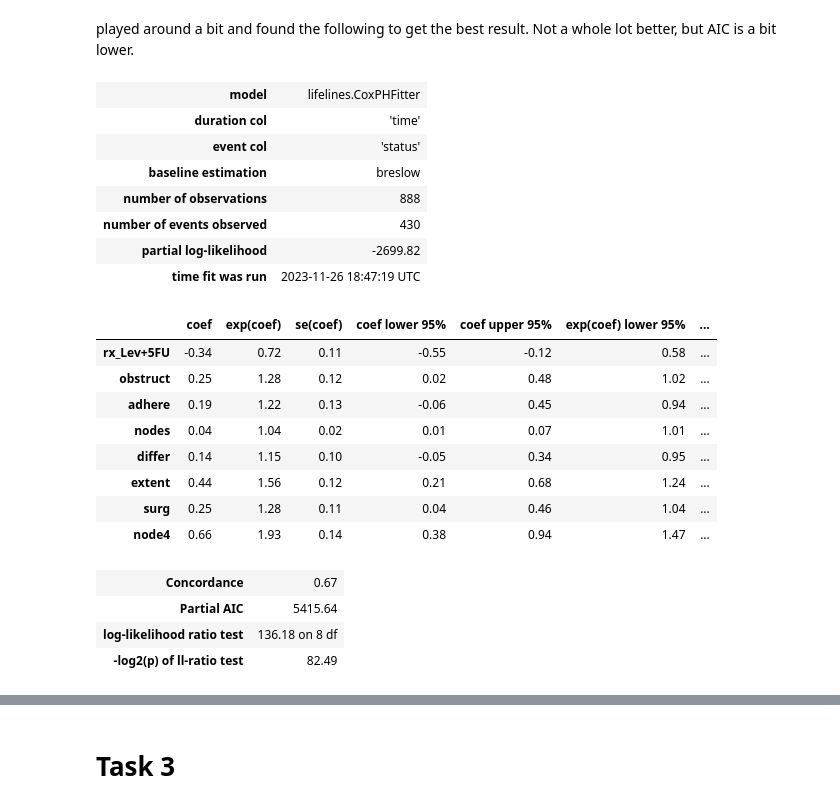
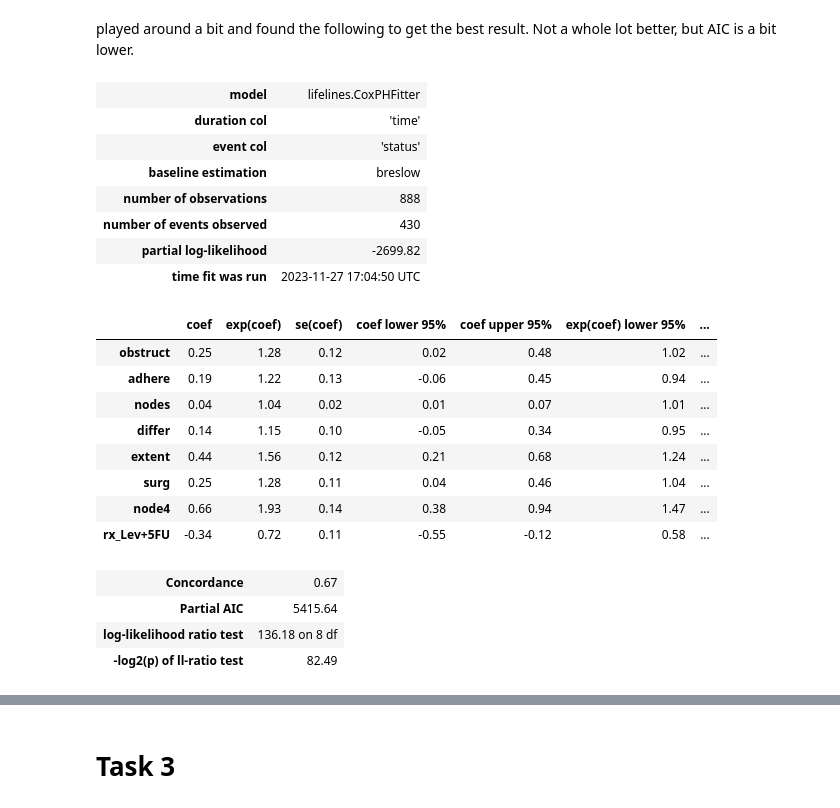
Before and after one commit to Pinglepi/NMBU_schoolprojects, a Jupyter notebook: dat350/ca2.ipynb, the cells around one changed output, grey strips where cells are left out. Saved outputs shown, nothing was run; the diff lists cells and outputs as text; code cells hidden in the pictures.

```diff
--- a/dat350/ca2.ipynb
+++ b/dat350/ca2.ipynb
@@ -161,26 +166,27 @@ cph.print_summary()
 # %% [markdown]
 played around a bit and found the following to get the best result. Not a whole lot better, but AIC is a bit lower.
 # %%
-cox_columns = ['time', 'status', 'rx_Lev+5FU', 'obstruct', 'adhere', 'nodes', 'differ', 'extent', 'surg', 'node4']
+#cox_columns = ['time', 'status', 'rx_Lev+5FU', 'obstruct', 'adhere', 'nodes', 'differ', 'extent', 'surg', 'node4']
+# make a negative selection of columns
+cox_columns = data_cox.columns.drop(['Unnamed: 0','id', 'study', 'sex', 'perfor', 'rx_Obs'])
 temp_cox = data_cox[cox_columns]
 
 # Fit the Cox Proportional Hazards model
 cph = CoxPHFitter()
 cph.fit(temp_cox, duration_col='time', event_col='status')
 
 # Print the summary of the model
 cph.print_summary()
 # %% [output]
 | model | lifelines.CoxPHFitter |
 | duration col | 'time' |
 | event col | 'status' |
 | baseline estimation | breslow |
 | number of observations | 888 |
 | number of events observed | 430 |
 | partial log-likelihood | -2699.82 |
-| time fit was run | 2023-11-26 18:47:19 UTC |
+| time fit was run | 2023-11-27 17:04:50 UTC |
 |  | coef | exp(coef) | se(coef) | coef lower 95% | coef upper 95% | exp(coef) lower 95% | ... |
-| rx_Lev+5FU | -0.34 | 0.72 | 0.11 | -0.55 | -0.12 | 0.58 | ... |
 | obstruct | 0.25 | 1.28 | 0.12 | 0.02 | 0.48 | 1.02 | ... |
 | adhere | 0.19 | 1.22 | 0.13 | -0.06 | 0.45 | 0.94 | ... |
 | nodes | 0.04 | 1.04 | 0.02 | 0.01 | 0.07 | 1.01 | ... |
@@ -188,6 +194,7 @@ cph.print_summary()
 | extent | 0.44 | 1.56 | 0.12 | 0.21 | 0.68 | 1.24 | ... |
 | surg | 0.25 | 1.28 | 0.11 | 0.04 | 0.46 | 1.04 | ... |
 | node4 | 0.66 | 1.93 | 0.14 | 0.38 | 0.94 | 1.47 | ... |
+| rx_Lev+5FU | -0.34 | 0.72 | 0.11 | -0.55 | -0.12 | 0.58 | ... |
 | Concordance | 0.67 |
 | Partial AIC | 5415.64 |
 | log-likelihood ratio test | 136.18 on 8 df |
```
Also changed, not shown: parts of 16 cells of this notebook.
